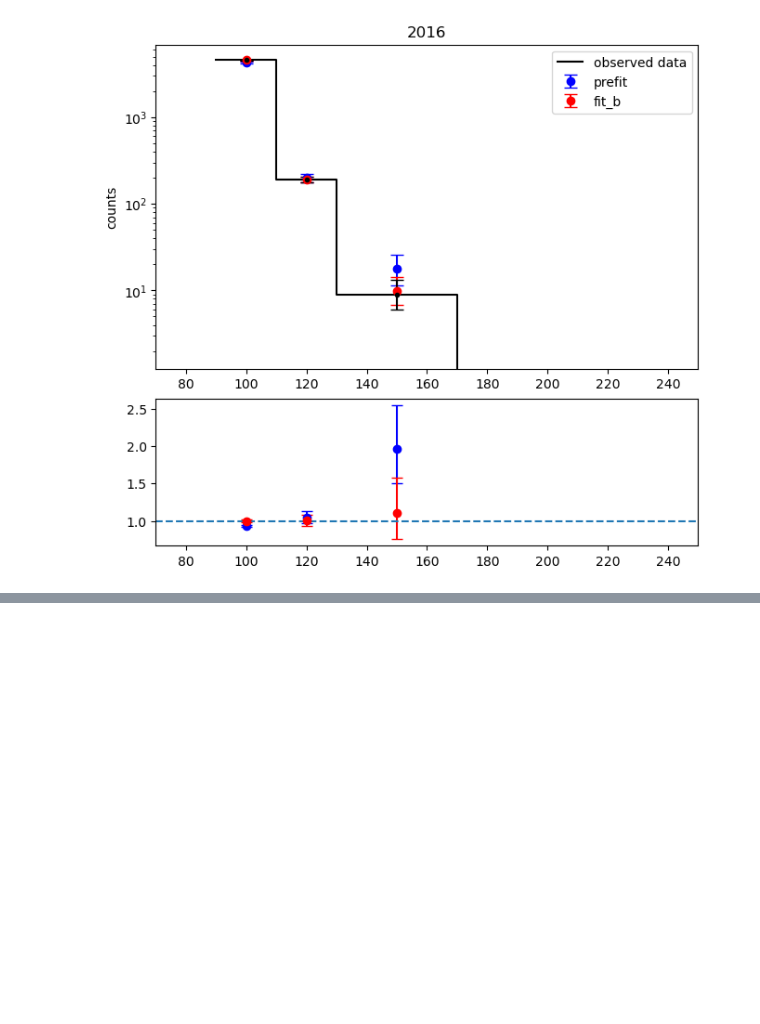
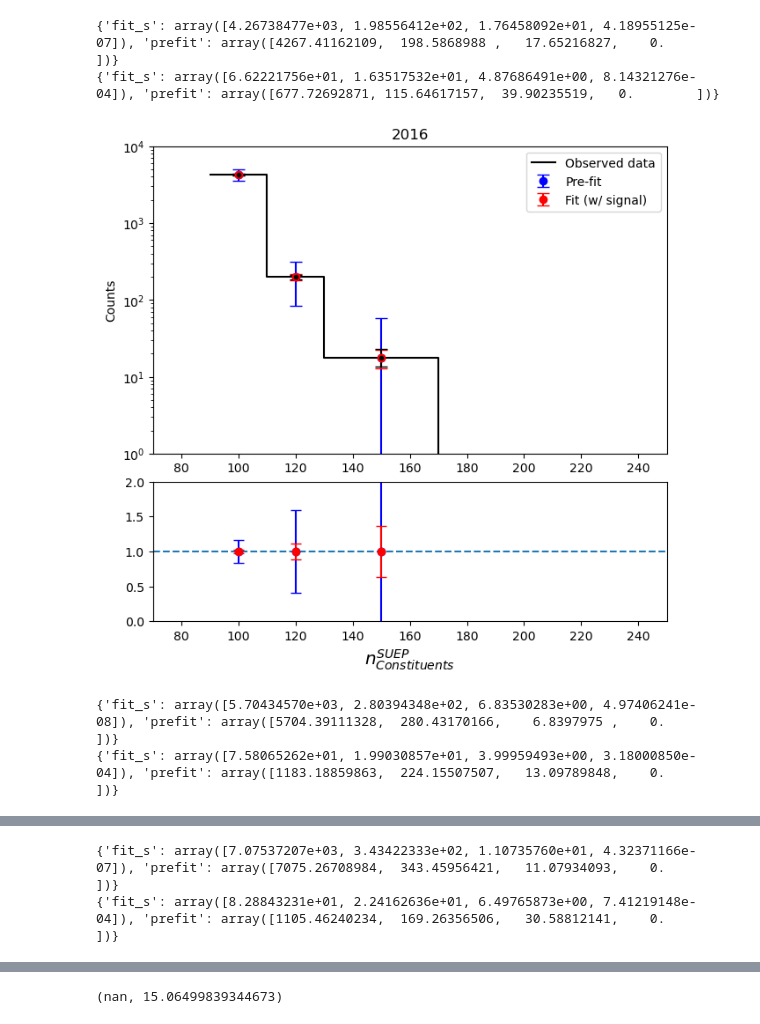
Before and after one commit to SUEPPhysics/SUEPLimits, a Jupyter notebook: notebook_tools/prefit_postfit.ipynb, the cells around one changed output, grey strips where cells are left out. Cells and saved outputs as stored; diff of their text form; code cells hidden in the pictures; blank space fills up the shorter version.

Commit message:
added covariances, systematics from ISR fixed, fixed rate boundaries

```diff
--- a/notebook_tools/prefit_postfit.ipynb
+++ b/notebook_tools/prefit_postfit.ipynb
@@ -11,7 +14,7 @@ import numpy as np
 import matplotlib.pyplot as plt
 from scipy.stats import chi2
 
-filename = "fitDiagnostics.root"  # replace with your actual ROOT file path
+filename = "../FlatYears/cards-GluGluToSUEP_HT1000_T3p00_mS300.000_mPhi3.000_T3.000_modegeneric_TuneCP5_13TeV-pythia8/fitDiagnostics_t0.root"  # replace with your actual ROOT file path
 file = uproot.open(filename)
 
 bins = np.array([90,110,130,170,500])
@@ -27,61 +30,67 @@ def compute_poisson_interval(values, confidence=0.6827):
 for year in ['2016','2017','2018']:
 
     ### Collect data
-    expected = {}
-    for fit in ['fit_b','prefit']: #fit_s
+    expected, expected_err = {}, {}
+    for fit in ['fit_s','prefit']: #fit_s
 
-        data = np.array([])
         expected[fit] = np.array([])
+        expected_err[fit] = np.array([])
 
         for sig_bins in ['Bin1Sig','Bin2Sig','Bin3Sig','Bin4Sig']: #['Bin0crF','Bin1crF','Bin2crF','Bin3crF','Bin4crF']
 
             name = 'shapes_{}/{}{};1'.format(fit,sig_bins,year)
-            data = np.append(data,file[name]['data;1'].values()[1])
-            histo = file[name]['total_covar;1'].to_boost()
-            # print(file[name].keys())
-            # print(histo.values())
-            #print(file[name]['expected;1'].variances()[1])
+            err = np.sqrt(file[name]['total_covar;1'].to_numpy()[0][0][0])
+            expected[fit] = np.append(expected[fit],file[name]['expected;1'].values()[0])
+            expected_err[fit] = np.append(expected_err[fit],err)
 
-            expected[fit] = np.append(expected[fit],file[name]['expected;1'].values()[0])
+    data = np.array([])
+    for sig_bins in ['Bin1Sig','Bin2Sig','Bin3Sig','Bin4Sig']:
+        name = 'shapes_{}/{}{};1'.format(fit,sig_bins,year)
+        data = np.append(data,file[name]['data;1'].values()[1])
 
-
+    print(expected)
+    print(expected_err)
 
     ### Plot everything
     plt.figure(figsize=(8,10))
-
     plt.gcf().subplots_adjust(bottom=0.15, left=0.17)
 
     # Plot histograms
     ax1 = plt.subplot2grid((4,1), (0,0),rowspan=2)
-    low, high = compute_poisson_interval(expected['prefit']) #the pre-fit distribution
-    ax1.errorbar(centers, expected['prefit'],label='prefit',yerr=np.array([expected['prefit']-low,high-expected['prefit']])*2.2**0.5, fmt='o', capsize=5,c='b')
-    low, high = compute_poisson_interval(expected['fit_b']) #the background only post-fit distribution
-    ax1.errorbar(centers, expected['fit_b'],label='fit_b',yerr=[expected['fit_b']-low,high-expected['fit_b']], fmt='o', capsize=5,c='r')
-    low, high = compute_poisson_interval(data)
+    ax1.errorbar(centers, expected['prefit'],label='Pre-fit',yerr=expected_err['prefit'], fmt='o', capsize=5,c='b')
+    ax1.errorbar(centers, expected['fit_s'],label='Fit (w/ signal)',yerr=expected_err['fit_s'], fmt='o', capsize=5,c='r')
+    low, high = compute_poisson_interval(data) #the pre-fit distribution
     ax1.errorbar(centers, data,yerr=[data-low,high-data], fmt='.',c='black', capsize=5)
-    ax1.step(bins, np.append(data,0),where='post',c='black',label='observed data')
+    ax1.step(bins, np.append(data,0),where='post',c='black',label='Observed data')
 
     ax1.set_title(year)
-    ax1.set_ylabel("counts")
+    ax1.set_ylabel("Counts")
     ax1.set_yscale('log')
+    ax1.set_ylim(1e0, 1e4)
     ax1.legend()
 
     # Plot ratios
     ax2 = plt.subplot2grid((4,1), (2,0),sharex=ax1)
 
-    ratio_prefit = np.divide( expected['prefit'], data, out=np.ones_like(data), where=data!=0) #Overestimate
-    ratio_fit_b = np.divide( expected['fit_b'], data, out=np.ones_like(data), where=data!=0) #Overestimate
+    ratio_prefit = np.divide(data, expected['prefit'], out=np.ones_like(data), where=data!=0) #Overestimate
+    ratio_fit_b = np.divide(data, expected['fit_s'], out=np.ones_like(data), where=data!=0) #Overestimate
 
     #Calculate errors
-    prefit_err = hist.intervals.ratio_uncertainty( expected['prefit'],data) #This ratio uncertainty is the poisson interval (for a coverage of 0.68) divided by sig
-    fit_b_err = hist.intervals.ratio_uncertainty( expected['fit_b'],data)
+    prefit_err = np.sqrt( ((data**2)*(expected['prefit']**-4))*(expected_err['prefit']**2) + (expected['prefit']**-2)*(data))
+    fit_b_err = np.sqrt( ((data**2)*(expected['fit_s']**-4))*(expected_err['fit_s']**2) + (expected['fit_s']**-2)*(data))
 
-    ax2.errorbar(centers, ratio_prefit,fmt='o', color='b', label = 'prefit',yerr= prefit_err,capsize=4)
-    ax2.errorbar(centers, ratio_fit_b,fmt='o', color='r', label = 'fit_b',yerr= fit_b_err,capsize=4)
+    ax2.errorbar(centers, ratio_prefit,fmt='o', color='b', label = 'Pre-fit',yerr= prefit_err,capsize=4)
+    ax2.errorbar(centers, ratio_fit_b,fmt='o', color='r', label = 'Fit (w/ signal)',yerr= fit_b_err,capsize=4)
     ax2.axhline(1,ls='--')
     ax2.set_xlim([70,250])
+    ax2.set_ylim([0,2])
+    ax2.set_xlabel(r"$n^{SUEP}_{Constituents}$", fontsize='x-large')
 
     # plt.savefig("/home/submit/pvanstee/public_html/SUEP/closure_uncertainties/{}".format(year))
     plt.show()
 # %% [output]
+{'fit_s': array([4.26738477e+03, 1.98556412e+02, 1.76458092e+01, 4.18955125e-07]), 'prefit': array([4267.41162109,  198.5868988 ,   17.65216827,    0.        ])}
+{'fit_s': array([6.62221756e+01, 1.63517532e+01, 4.87686491e+00, 8.14321276e-04]), 'prefit': array([677.72692871, 115.64617157,  39.90235519,   0.        ])}
-[figure, old version]
+[figure, new version]
+{'fit_s': array([5.70434570e+03, 2.80394348e+02, 6.83530283e+00, 4.97406241e-08]), 'prefit': array([5704.39111328,  280.43170166,    6.8397975 ,    0.        ])}
+{'fit_s': array([7.58065262e+01, 1.99030857e+01, 3.99959493e+00, 3.18000850e-04]), 'prefit': array([1183.18859863,  224.15507507,   13.09789848,    0.        ])}
@@ -88,0 +98,2 @@ for year in ['2016','2017','2018']:
+{'fit_s': array([7.07537207e+03, 3.43422333e+02, 1.10735760e+01, 4.32371166e-07]), 'prefit': array([7075.26708984,  343.45956421,   11.07934093,    0.        ])}
+{'fit_s': array([8.28843231e+01, 2.24162636e+01, 6.49765873e+00, 7.41219148e-04]), 'prefit': array([1105.46240234,  169.26356506,   30.58812141,    0.        ])}
@@ -89,0 +101,4 @@ for year in ['2016','2017','2018']:
+# %%
+compute_poisson_interval(0, confidence=0.999999426696856)
+# %% [output]
+(nan, 15.06499839344673)
```
Also changed, not shown: parts of 2 cells of this notebook, 6 other files.
